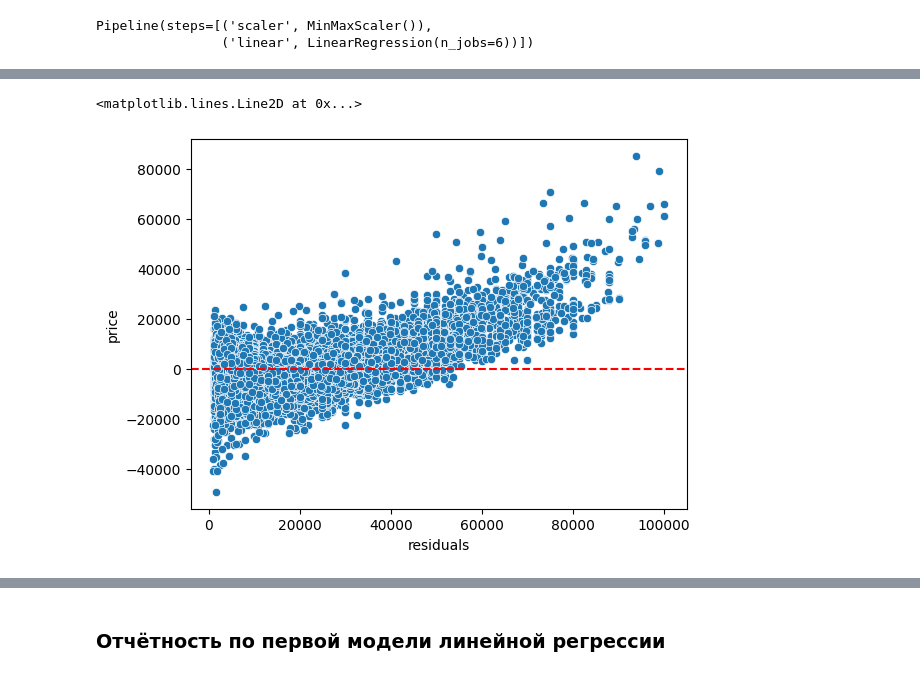
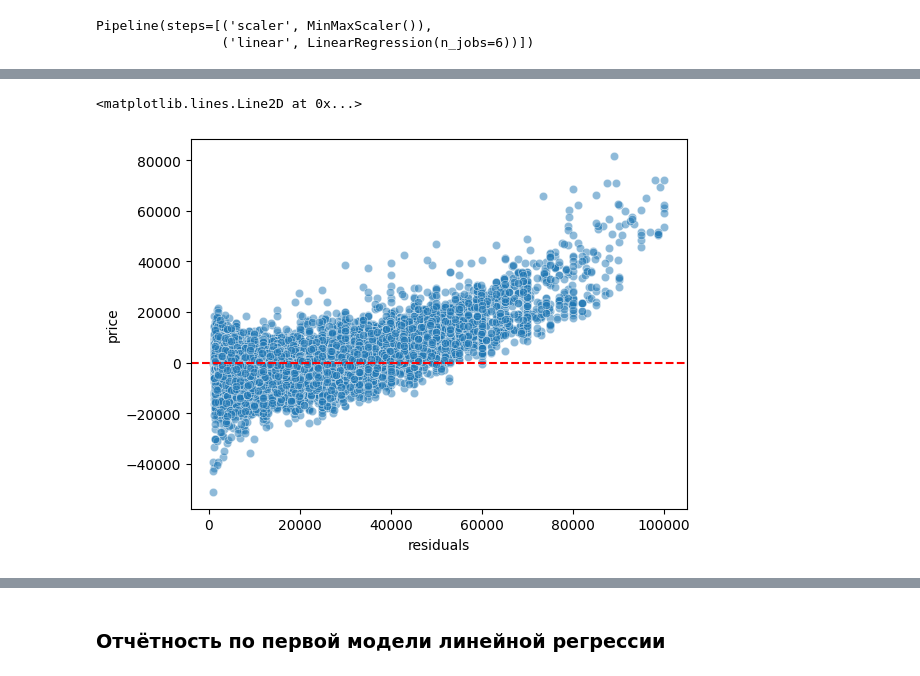
Before and after one commit to MoyMarMois/Carset, a Jupyter notebook: carset.ipynb, the cells around one changed output, grey strips where cells are left out. Cells and saved outputs as stored; diff of their text form; code cells hidden in the pictures.

```diff
--- a/carset.ipynb
+++ b/carset.ipynb
@@ -573,12 +596,12 @@ Error of LR - 35.75%
 # %%
 residuals = y_valid - lin_pipe.predict(X_valid)
 
-sns.scatterplot(x=y_valid, y=residuals)
+sns.scatterplot(x=y_valid, y=residuals, alpha=0.5)
 plt.xlabel("residuals")
 plt.axhline(y=0, color="red", ls="--")
 # %% [output]
 <matplotlib.lines.Line2D at 0x...>
-[figure, old version]
+[figure, new version]
 # %%
 sns.displot(x=residuals, bins=50, kde=True)
 # %% [output]
```
Also changed, not shown: parts of 92 cells of this notebook, 1 other file.
